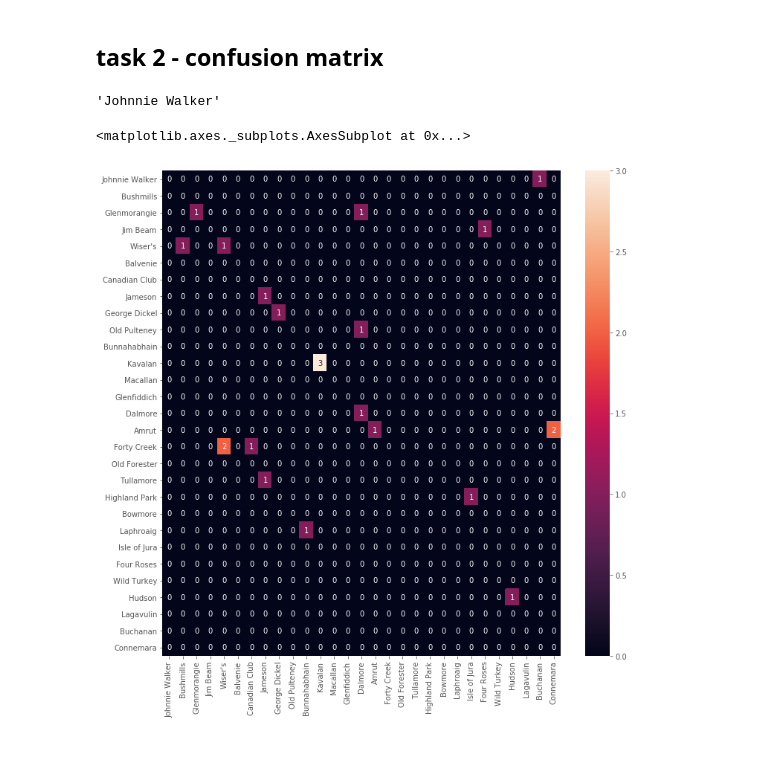
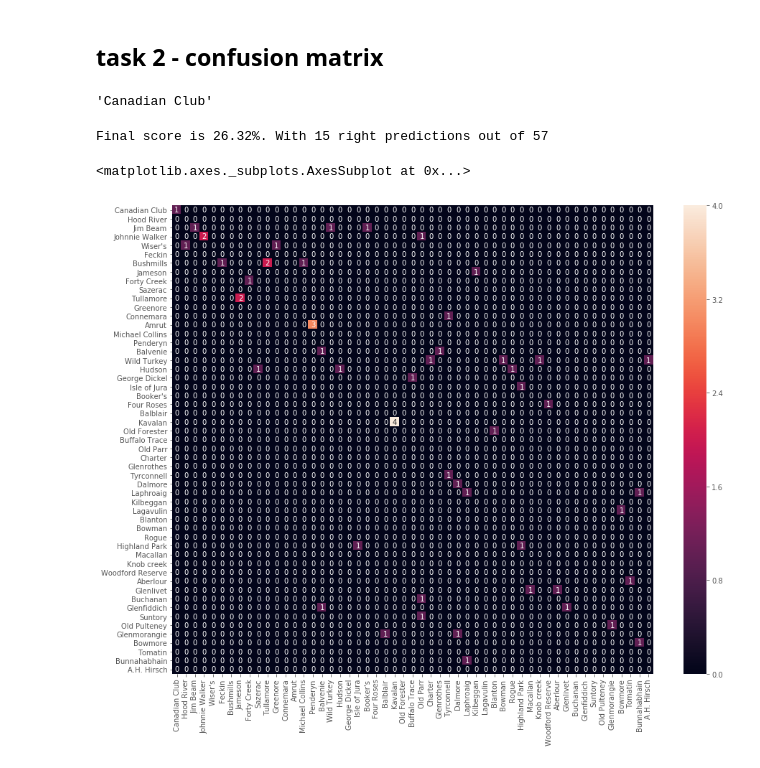
Before and after one commit to RickHuizing/Phase-2, a Jupyter notebook: Whiskey_proj.ipynb, the cells around one changed output. Saved outputs shown, nothing was run; the diff lists cells and outputs as text; code cells hidden in the pictures.

```diff
--- a/Whiskey_proj.ipynb
+++ b/Whiskey_proj.ipynb
@@ -274,6 +274,20 @@ clf = clf.fit(whiskeys['data'], whiskeys['target'])
 import seaborn
 # make the prediction on the test data
 prediction = clf.predict(test_whiskeys['data'])
+# %%
+score = 0
+for x in range(len(prediction)):
+    if prediction[x] == test_whiskeys['target'][x]:
+        score+=1
+right = score
+score = score/len(prediction)*100
+score = [round(score, 2), right, len(prediction)]
+# %%
+# add target brands inferred by the DT but were not originally in the testing set
+for x in prediction:
+    if x not in test_whiskeys['target_names']:
+        test_whiskeys['target_names'].append(x)
+test_whiskeys['target_names'].sort()
 # %% [markdown]
 ## task 2 - confusion matrix
 # %%
@@ -287,7 +301,7 @@ for index, brand in enumerate(test_whiskeys['target_names']):
     test_whiskeys['target_names'][index] = brand_name
 test_whiskeys['target_names'][0]
 # %% [output]
-'Johnnie Walker'
+'Canadian Club'
 # %%
 # function from https://gist.github.com/nickynicolson/202fe765c99af49acb20ea9f77b6255e
 # it converts the confusion matrix to a dataframe and adds the labels
@@ -304,12 +318,17 @@ def cm2df(cm, labels):
 
 cm = cm2df(cm, test_whiskeys['target_names'])
 #cm
+# %%
+#print('Final score is '+str(round(score,2))+"%")
+print('Final score is '+str(score[0])+"%. With "+str(score[1])+" right predictions out of "+str(score[2]))
+# %% [output]
+Final score is 26.32%. With 15 right predictions out of 57
 # %%
-plt.figure(figsize = (12,12))
+plt.figure(figsize = (15,12))
 seaborn.heatmap(cm, annot=True)
 # %% [output]
 <matplotlib.axes._subplots.AxesSubplot at 0x...>
-[figure, old version]
+[figure, new version]
 # %%
 # run a prediction on the training data and create confusion matrix
 # comparing the 2 I would say we clearly have an overfitting problem
```
Also changed, not shown: parts of 3 cells of this notebook, 1 other file.
